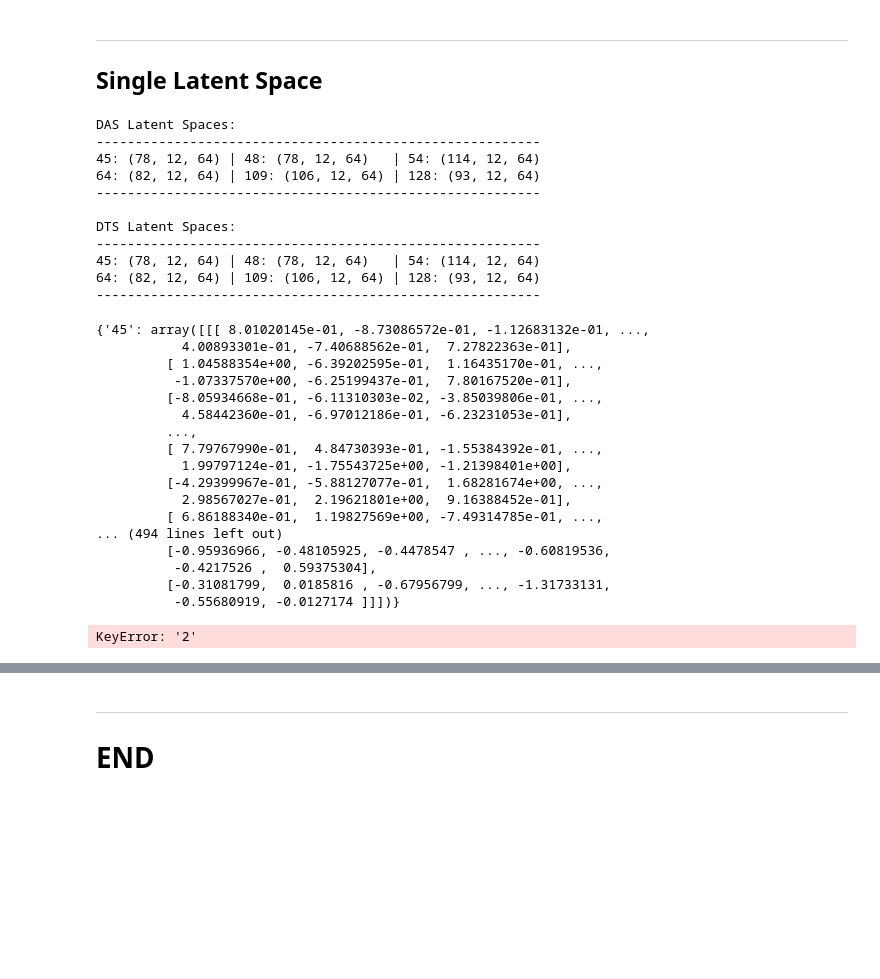
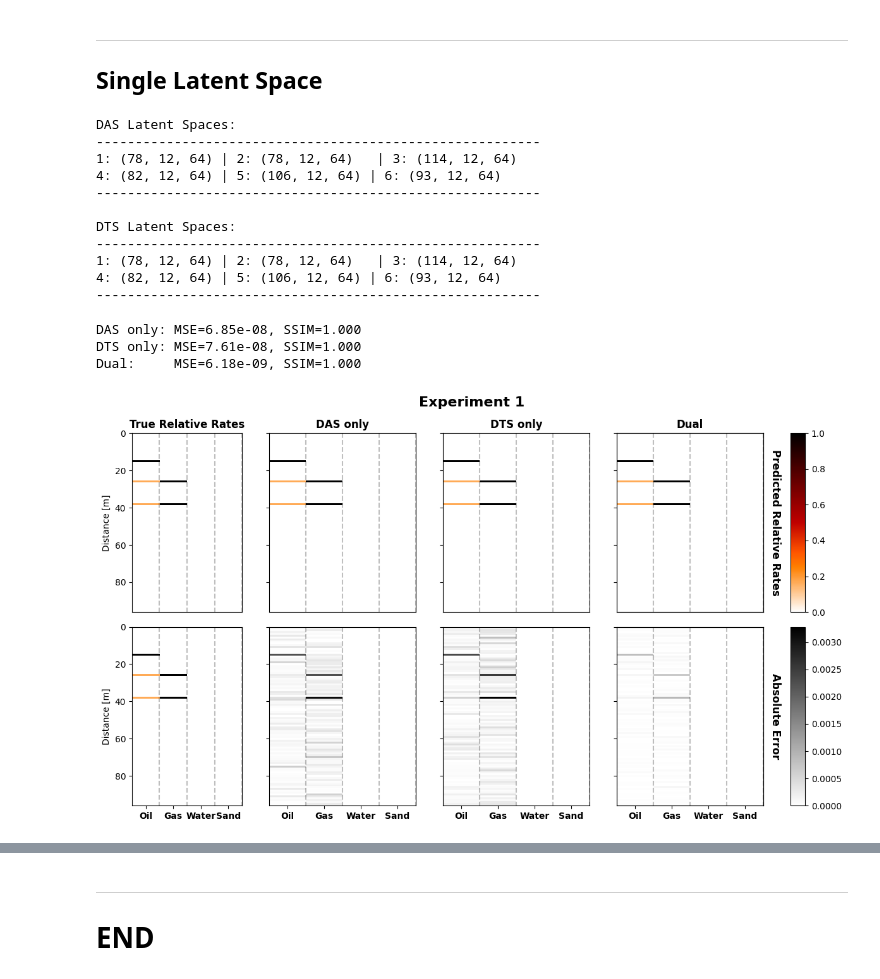
Before and after one commit to misaelmmorales/Fiber-Optics-Dual-Latent-Estimation, a Jupyter notebook: simplified.ipynb, the cells around one changed output, grey strips where cells are left out. Saved outputs shown, nothing was run; the diff lists cells and outputs as text; code cells hidden in the pictures; blank space fills up the shorter version.

```diff
--- a/simplified.ipynb
+++ b/simplified.ipynb
@@ -203,45 +188,31 @@ SSIM: 1.000
 # %%
 flow_dict = {'1':flow1, '2':flow2, '3':flow3, '4':flow4, '5':flow5, '6':flow6}
 
-models = {'das': {'m2m':das_m2m, 'm2z':das_m2z}, 'dts': {'m2m':dts_m2m, 'm2z':dts_m2z}}
+models = {'das': {'m2m':das_m2m, 'm2z':das_m2z},
+          'dts': {'m2m':dts_m2m, 'm2z':dts_m2z},
+          }
 
 all_data = {'das': {'1':das1, '2':das2, '3':das3, '4':das4, '5':das5, '6':das6},
-            'dts': {'1':dts1, '2':dts2, '3':dts3, '4':dts4, '5':dts5, '6':dts6}}
+            'dts': {'1':dts1, '2':dts2, '3':dts3, '4':dts4, '5':dts5, '6':dts6},
+            }
 
-single_latents = make_single_latents(models, all_data)
+single_latents = make_single_latents(models, all_data, keys=['1','2','3','4','5','6'])
 # %% [output]
 DAS Latent Spaces:
 ---------------------------------------------------------
-45: (78, 12, 64) | 48: (78, 12, 64)   | 54: (114, 12, 64)
-64: (82, 12, 64) | 109: (106, 12, 64) | 128: (93, 12, 64)
+1: (78, 12, 64) | 2: (78, 12, 64)   | 3: (114, 12, 64)
+4: (82, 12, 64) | 5: (106, 12, 64) | 6: (93, 12, 64)
 ---------------------------------------------------------
 
 DTS Latent Spaces:
 ---------------------------------------------------------
-45: (78, 12, 64) | 48: (78, 12, 64)   | 54: (114, 12, 64)
-64: (82, 12, 64) | 109: (106, 12, 64) | 128: (93, 12, 64)
+1: (78, 12, 64) | 2: (78, 12, 64)   | 3: (114, 12, 64)
+4: (82, 12, 64) | 5: (106, 12, 64) | 6: (93, 12, 64)
 ---------------------------------------------------------
-# %%
-single_latents['das']
-# %% [output]
-{'45': array([[[ 8.01020145e-01, -8.73086572e-01, -1.12683132e-01, ...,
-           4.00893301e-01, -7.40688562e-01,  7.27822363e-01],
-         [ 1.04588354e+00, -6.39202595e-01,  1.16435170e-01, ...,
-          -1.07337570e+00, -6.25199437e-01,  7.80167520e-01],
-         [-8.05934668e-01, -6.11310303e-02, -3.85039806e-01, ...,
-           4.58442360e-01, -6.97012186e-01, -6.23231053e-01],
-         ...,
-         [ 7.79767990e-01,  4.84730393e-01, -1.55384392e-01, ...,
-           1.99797124e-01, -1.75543725e+00, -1.21398401e+00],
-         [-4.29399967e-01, -5.88127077e-01,  1.68281674e+00, ...,
-           2.98567027e-01,  2.19621801e+00,  9.16388452e-01],
-         [ 6.86188340e-01,  1.19827569e+00, -7.49314785e-01, ...,
-... (494 lines left out)
-         [-0.95936966, -0.48105925, -0.4478547 , ..., -0.60819536,
-          -0.4217526 ,  0.59375304],
-         [-0.31081799,  0.0185816 , -0.67956799, ..., -1.31733131,
-          -0.55680919, -0.0127174 ]]])}
 # %%
-make_flowpred_from_single_latent(single_latents, flow_dict, expnum='2', xsteps=96, method=Ridge())
+make_flowpred_from_single_latent(single_latents, flow_dict, expnum='1', xsteps=96, method=Ridge())
 # %% [output]
-KeyError: '2'
+DAS only: MSE=6.85e-08, SSIM=1.000
+DTS only: MSE=7.61e-08, SSIM=1.000
+Dual:     MSE=6.18e-09, SSIM=1.000
+[figure, added]
```
Also changed, not shown: parts of 8 cells of this notebook, 1 other file.
